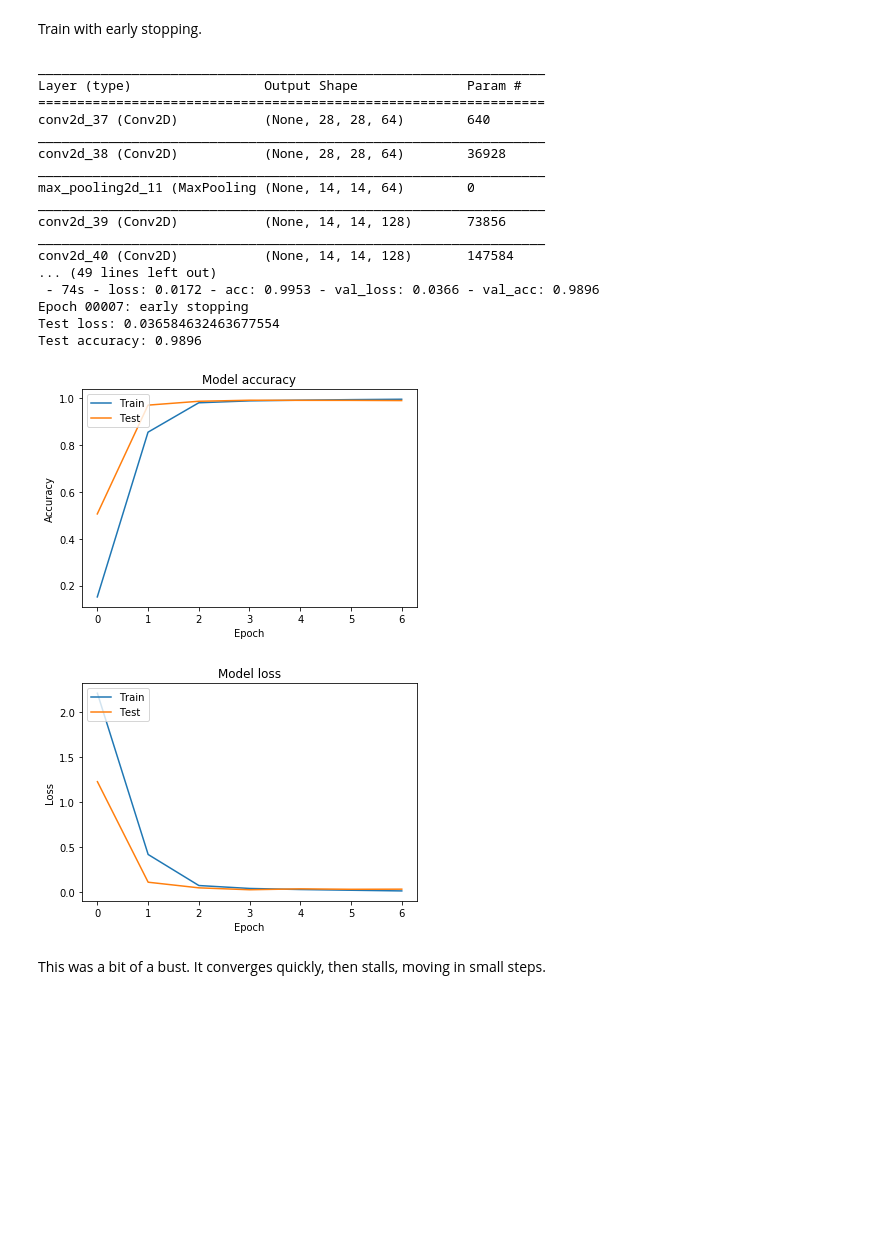
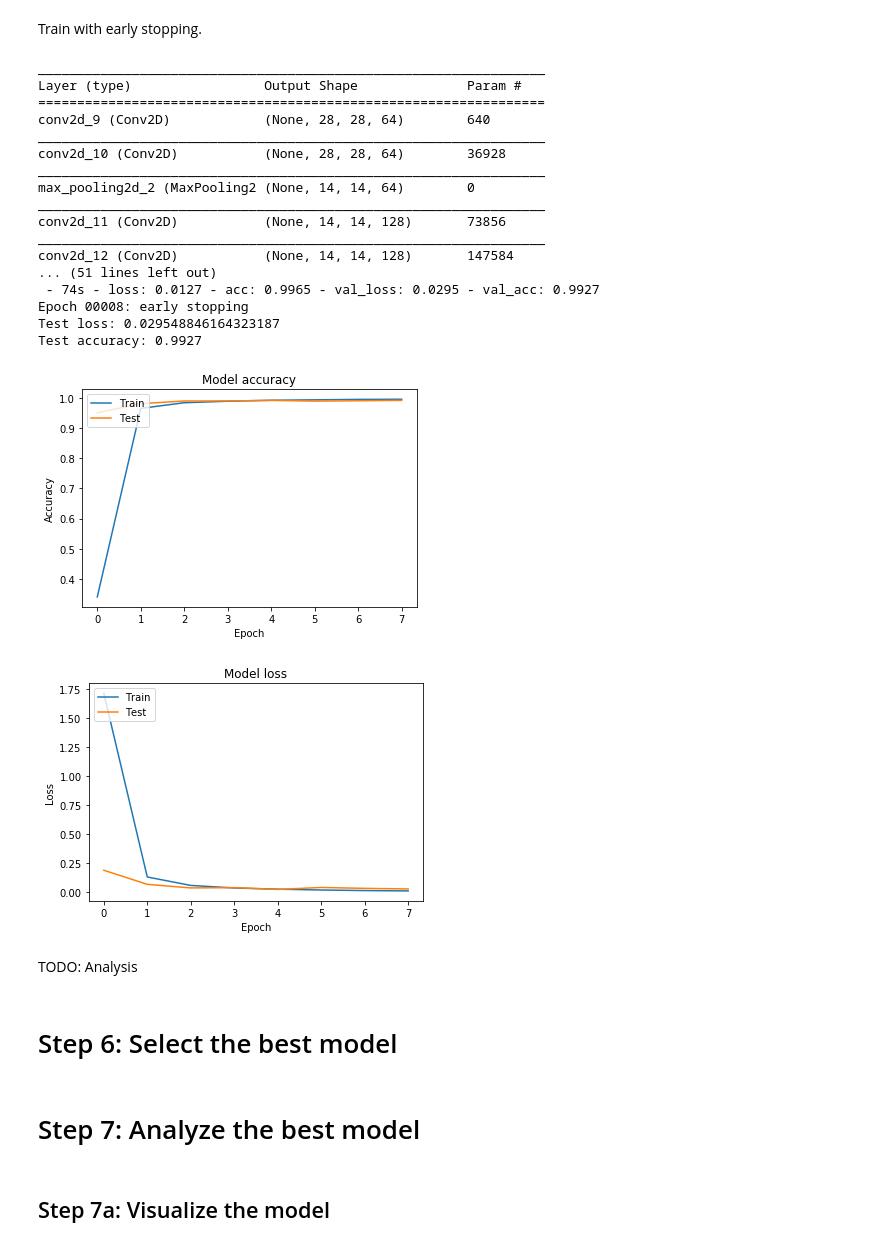
Before and after one commit to fau-masters-collected-works-cgarbin/cap6618-computer-vision, a Jupyter notebook: module5/CAP6618_PP3_final_cgarbin.ipynb, the cells around one changed output. Saved outputs shown, nothing was run; the diff lists cells and outputs as text; code cells hidden in the pictures; blank space fills up the shorter version.

Commit message:
Save models

```diff
--- a/module5/CAP6618_PP3_final_cgarbin.ipynb
+++ b/module5/CAP6618_PP3_final_cgarbin.ipynb
@@ -170,3 +173,3 @@ _________________________________________________________________
 # %%
-train_validate_analyze(model, batch_size=128, epochs=11)
+model_baseline = train_validate_analyze(get_baseline_model, batch_size=128, epochs=11)
 # %% [output]
@@ -246,3 +231,3 @@ _________________________________________________________________
 # %%
-train_validate_analyze(model, batch_size=128, epochs=11)
+model_lenet_like = train_validate_analyze(get_lenet_like_model, batch_size=128, epochs=11)
 # %% [output]
@@ -300,9 +285,7 @@ def get_lenet_like_model_with_dropout():
 
     return model
 # %%
-model = get_lenet_like_model_with_dropout()
-model.summary()
-train_validate_analyze(model, batch_size=128, epochs=11)
+model_lenet_like_with_dropout = train_validate_analyze(get_lenet_like_model_with_dropout, batch_size=128, epochs=11)
 # %% [output]
 _________________________________________________________________
 Layer (type)                 Output Shape              Param #
@@ -342,9 +325,7 @@ callbacks = [EarlyStopping(monitor='val_loss', patience=3, verbose=2)]
 # Keras 2.2.3 has a new parameter: restore_best_weights. It would improve results a bit.
 # FAU HPC is running Keras 2.1.x
 # %%
-model = get_lenet_like_model_with_dropout()
-model.summary()
-train_validate_analyze(model, batch_size=128, epochs=100, verbose=2,callbacks=callbacks)
+model_lenet_like_early_stopping = train_validate_analyze(get_lenet_like_model_with_dropout, batch_size=128, epochs=100, verbose=2,callbacks=callbacks)
 # %% [output]
 _________________________________________________________________
 Layer (type)                 Output Shape              Param #
@@ -414,28 +395,32 @@ def get_vgg_like_model():
 # %% [markdown]
 Train with early stopping.
 # %%
-model = get_vgg_like_model()
-model.summary()
-train_validate_analyze(model, batch_size=128, epochs=100, verbose=2,callbacks=callbacks)
+model_vgg_like = train_validate_analyze(get_vgg_like_model, batch_size=128, epochs=100, verbose=2,callbacks=callbacks)
 # %% [output]
 _________________________________________________________________
 Layer (type)                 Output Shape              Param #
 =================================================================
-conv2d_37 (Conv2D)           (None, 28, 28, 64)        640
+conv2d_9 (Conv2D)            (None, 28, 28, 64)        640
 _________________________________________________________________
-conv2d_38 (Conv2D)           (None, 28, 28, 64)        36928
+conv2d_10 (Conv2D)           (None, 28, 28, 64)        36928
 _________________________________________________________________
-max_pooling2d_11 (MaxPooling (None, 14, 14, 64)        0
+max_pooling2d_2 (MaxPooling2 (None, 14, 14, 64)        0
 _________________________________________________________________
-conv2d_39 (Conv2D)           (None, 14, 14, 128)       73856
+conv2d_11 (Conv2D)           (None, 14, 14, 128)       73856
 _________________________________________________________________
-conv2d_40 (Conv2D)           (None, 14, 14, 128)       147584
-... (49 lines left out)
- - 74s - loss: 0.0172 - acc: 0.9953 - val_loss: 0.0366 - val_acc: 0.9896
-Epoch 00007: early stopping
-Test loss: 0.036584632463677554
-Test accuracy: 0.9896
+conv2d_12 (Conv2D)           (None, 14, 14, 128)       147584
+... (51 lines left out)
+ - 74s - loss: 0.0127 - acc: 0.9965 - val_loss: 0.0295 - val_acc: 0.9927
+Epoch 00008: early stopping
+Test loss: 0.029548846164323187
+Test accuracy: 0.9927
-[figure, old version]
+[figure, new version]
-[figure, old version]
+[figure, new version]
-# %% [markdown]
-This was a bit of a bust. It converges quickly, then stalls, moving in small steps.
+# %% [markdown]
+TODO: Analysis
+# %% [markdown]
+# Step 6: Select the best model
+# %% [markdown]
+# Step 7: Analyze the best model
+# %% [markdown]
+## Step 7a: Visualize the model
```
Also changed, not shown: parts of 11 cells of this notebook.
